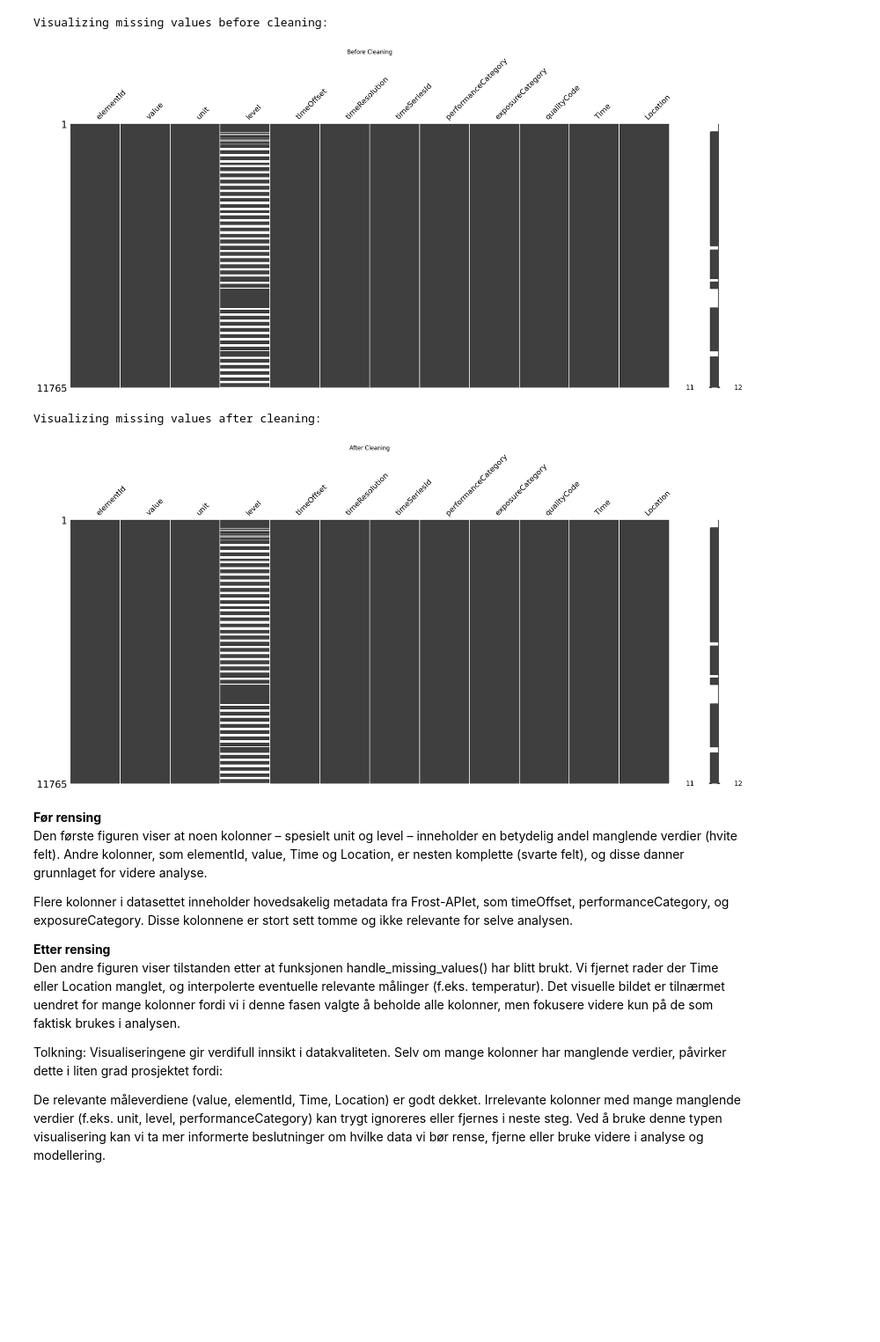
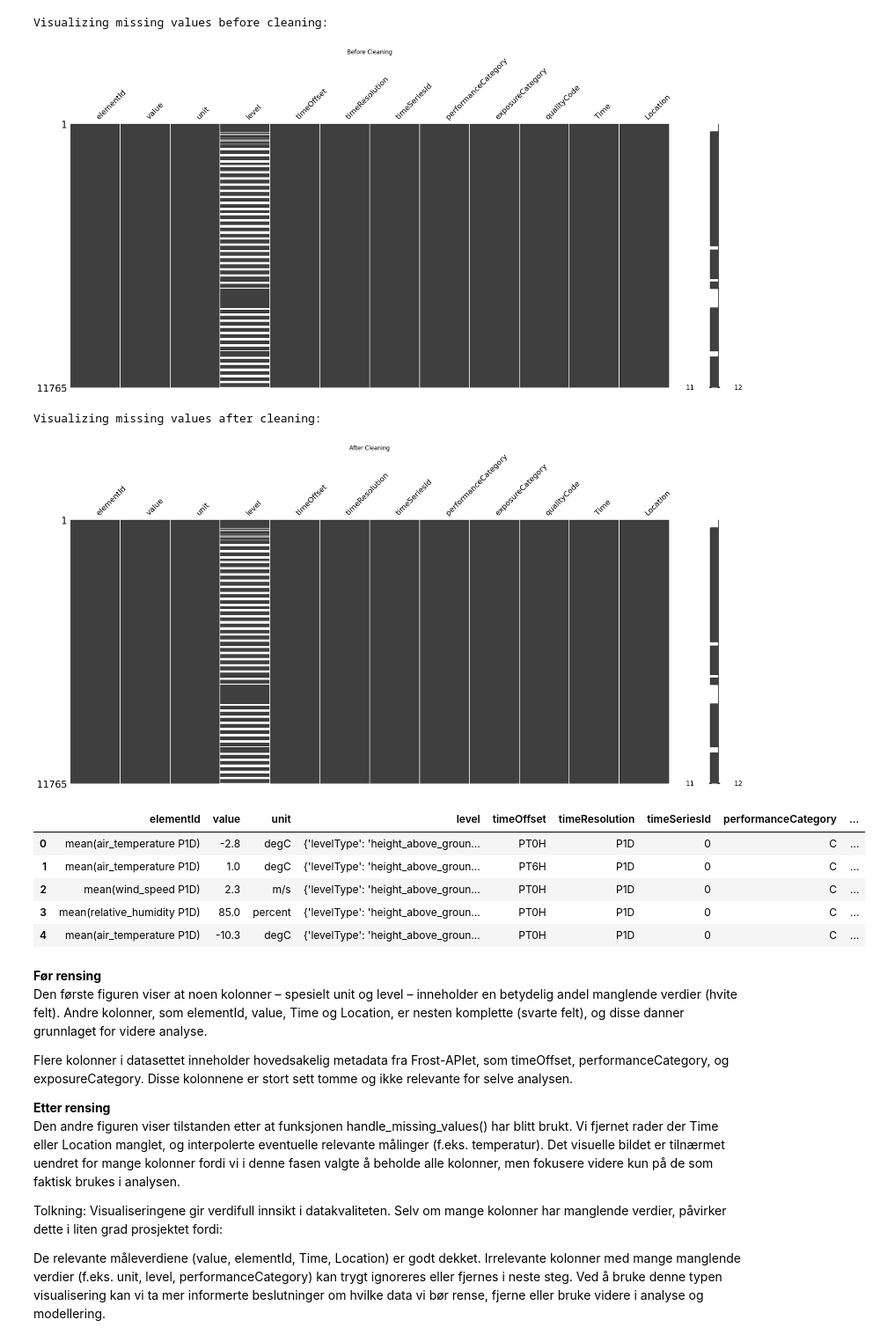
Before and after one commit to Theadn03/Miljo-dataanalyse, a Jupyter notebook: notebooks/handle_missing_values.ipynb, the cells around one changed output. Shown at 88% size. Cells and saved outputs as stored; diff of their text form; code cells hidden in the pictures; blank space fills up the shorter version.

Commit message:
Clean up notebook/handle_missing_values

```diff
--- a/notebooks/handle_missing_values.ipynb
+++ b/notebooks/handle_missing_values.ipynb
@@ -5,21 +13,31 @@ For å få oversikt over manglende verdier i datasettet vårt, benyttet vi missi
 # %%
+# 1. Importer nødvendige moduler
 import os
 import sys
 sys.path.append(os.path.abspath("../src"))
 
 import pandas as pd
 from process_data import handle_missing_values
 
-# 1. Les inn rådata fra fil (som tidligere er lagret fra main.py)
+# 2. Les inn rådata fra fil (eksportert fra main.py)
 df_raw = pd.read_csv("../data/weekly_weather_data.csv")
 
-# 2. Rens og visualiser manglende verdier
-df = handle_missing_values(df_raw, visualize=True)
+# 3. Rens og visualiser manglende verdier
+df_clean = handle_missing_values(df_raw, visualize=True)
+
+# 4. Se på de første radene i renset datasett (valgfritt)
+df_clean.head()
 # %% [output]
 Visualizing missing values before cleaning:
 [figure]
 Visualizing missing values after cleaning:
 [figure]
+|  | elementId | value | unit | level | timeOffset | timeResolution | timeSeriesId | performanceCategory | ... |
+| 0 | mean(air_temperature P1D) | -2.8 | degC | {'levelType': 'height_above_groun... | PT0H | P1D | 0 | C | ... |
+| 1 | mean(air_temperature P1D) | 1.0 | degC | {'levelType': 'height_above_groun... | PT6H | P1D | 0 | C | ... |
+| 2 | mean(wind_speed P1D) | 2.3 | m/s | {'levelType': 'height_above_groun... | PT0H | P1D | 0 | C | ... |
+| 3 | mean(relative_humidity P1D) | 85.0 | percent | {'levelType': 'height_above_groun... | PT0H | P1D | 0 | C | ... |
+| 4 | mean(air_temperature P1D) | -10.3 | degC | {'levelType': 'height_above_groun... | PT0H | P1D | 0 | C | ... |
 # %% [markdown]
 **Før rensing**
 Den første figuren viser at noen kolonner – spesielt unit og level – inneholder en betydelig andel manglende verdier (hvite felt). Andre kolonner, som elementId, value, Time og Location, er nesten komplette (svarte felt), og disse danner grunnlaget for videre analyse.
```
Also changed, not shown: parts of 2 cells of this notebook.
